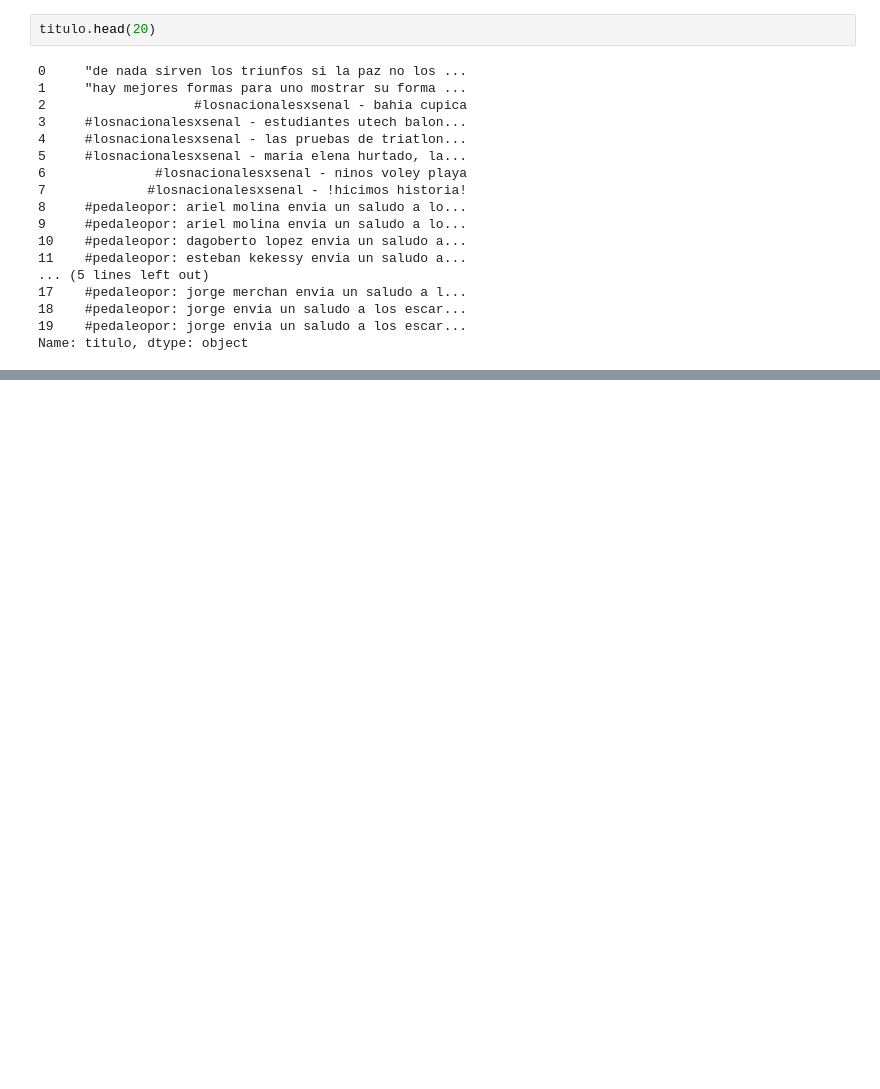
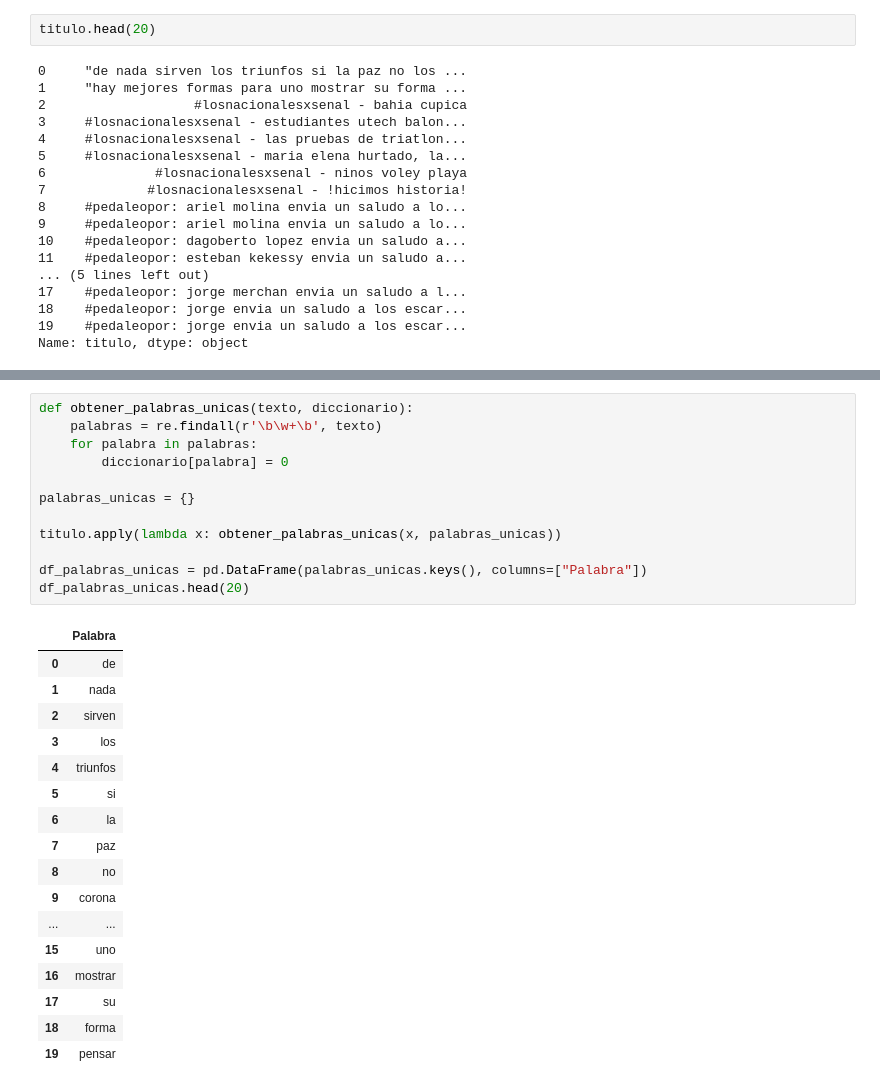
Before and after one commit to devBorisG/Estadistica-III, a Jupyter notebook: Tarea 4/Categorias.ipynb, the cells around one changed output, grey strips where cells are left out. Cells and saved outputs as stored; diff of their text form; blank space fills up the shorter version.

```diff
--- a/Tarea 4/Categorias.ipynb
+++ b/Tarea 4/Categorias.ipynb
@@ -98,0 +121,30 @@ Name: titulo, dtype: object
+# %%
+def obtener_palabras_unicas(texto, diccionario):
+    palabras = re.findall(r'\b\w+\b', texto)
+    for palabra in palabras:
+        diccionario[palabra] = 0
+
+palabras_unicas = {}
+
+titulo.apply(lambda x: obtener_palabras_unicas(x, palabras_unicas))
+
+df_palabras_unicas = pd.DataFrame(palabras_unicas.keys(), columns=["Palabra"])
+df_palabras_unicas.head(20)
+# %% [output]
+|  | Palabra |
+| 0 | de |
+| 1 | nada |
+| 2 | sirven |
+| 3 | los |
+| 4 | triunfos |
+| 5 | si |
+| 6 | la |
+| 7 | paz |
+| 8 | no |
+| 9 | corona |
+| ... | ... |
+| 15 | uno |
+| 16 | mostrar |
+| 17 | su |
+| 18 | forma |
+| 19 | pensar |
```
Also changed, not shown: parts of 11 cells of this notebook.
